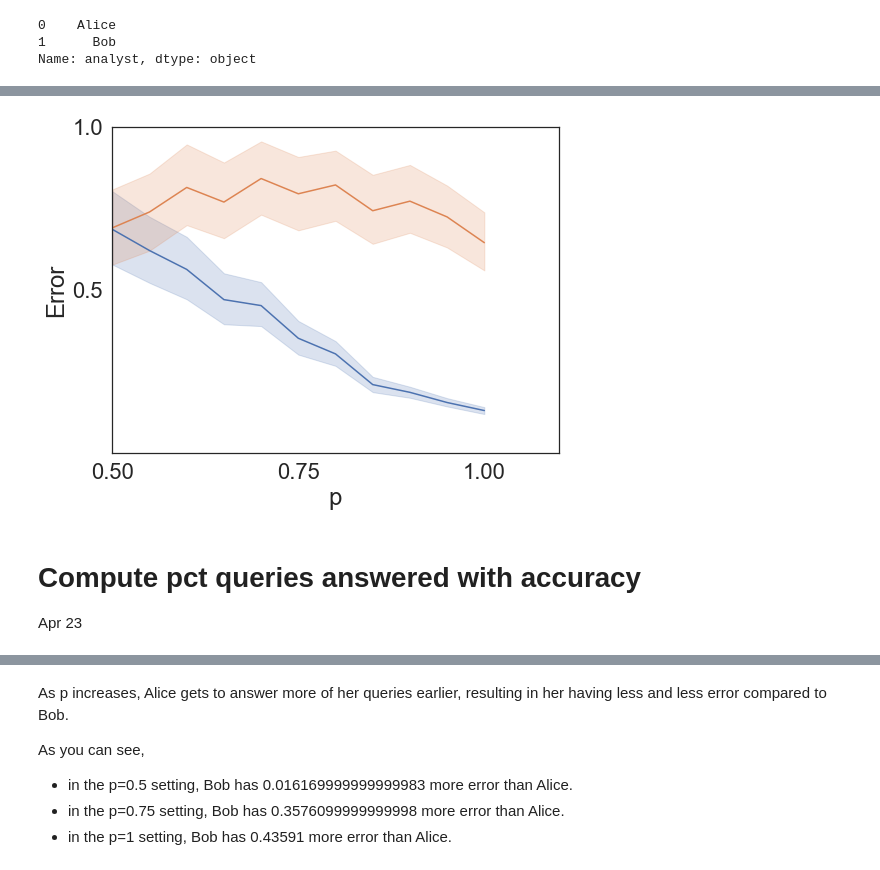
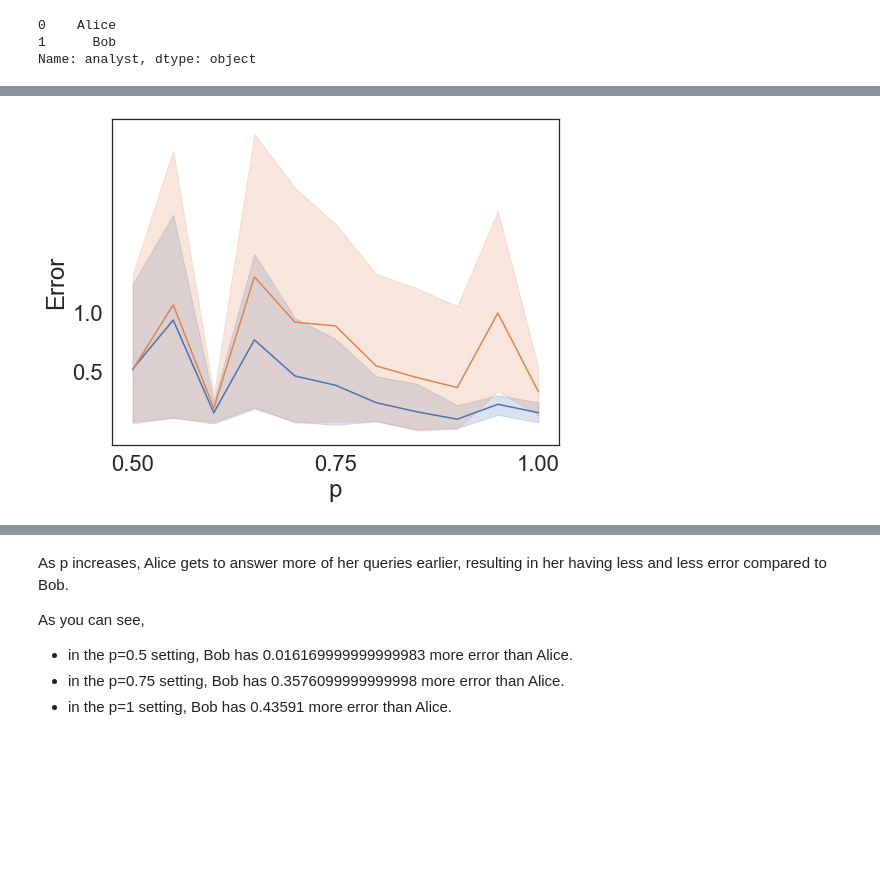
Before and after one commit to yikai-wu/Multi-Analyst-DP, a Jupyter notebook: src/online/SkewedScheduler.ipynb, the cells around one changed output, grey strips where cells are left out. Saved outputs shown, nothing was run; the diff lists cells and outputs as text; code cells hidden in the pictures; blank space fills up the shorter version.

Commit message:
max ratio error plot draft
figure out how to downscale all of these nums

```diff
--- a/src/online/SkewedScheduler.ipynb
+++ b/src/online/SkewedScheduler.ipynb
@@ -232,12 +236,12 @@ def pmw_naive(workload, x, analyst_labels, T, eps=0.01, total_k=None,
         return analyst_error
 
     if to_return == "pct_ans":
-        count_threshold = 0.3
         d = {'analyst': analyst_labels,
              'abs_error': abs_error,}
         data = pd.DataFrame(data=d)
 
         pct_answered = {}
-        for analyst in list(sorted(analyst_labels)):
-            pct_answered[analyst] = data[(data['abs_error'] < threshold) & (data.analyst==analyst)]['abs_error'].count()/len(data)
+        for analyst in sorted(list(set(analyst_labels))):
+            pct_answered[analyst] = data[(data['abs_error'] < count_threshold) &
+                                         (data.analyst==analyst)]['abs_error'].count()/len(data[data.analyst==analyst]) * 100
         return pct_answered
@@ -349,18 +257,3 @@ array([412, 333, 285, 231, 202, 174, 160, 142, 146, 149, 145, 181, 174,
        112, 118, 114, 116, 112, 114, 106, 111, 109, 112, 113, 109, 104,
        108, 108,  94,  91,  81,  81,  72,  68,  63,  56,  46,  41,  38,
         34,  28,  23,  22,  18,  18,  16,  41])
-# %%
-n=64
-W_name = ['identity', 'total', 'H2', 'race1', 'race2', 'race3', 'custom', 'prefix_sum']
-W_lst = [online_workloads.identity(n), online_workloads.total(n), online_workloads.H2(n), online_workloads.race1(), online_workloads.race2(), online_workloads.race3(), online_workloads.custom(n), online_workloads.prefix_sum(n)]
-
-c = np.random.randint(len(W_lst))
-final_W = W_lst[c]
-
-data_test = pmw_naive(workload = large_w,
-                          x = x_race[:64],
-                          analyst_labels = ['A'] * len(large_w),
-                          eps=1,
-                          T=40,
-                          total_k = 1000,
-                          show_messages=False, to_return='pd')
@@ -501,3 +455,20 @@ skewed_scheduler(a_ex, b_ex, 0.5)
         [ 7,  8,  9],
         [77, 88, 99]]),
  ['B', 'B', 'A', 'A', 'A', 'B'])
+# %%
+# test, april 29
+df_alice_bob_pct_accurate = pd.DataFrame(columns = ['p', 'analyst', 'pct_accurate'])
+p = 1
+c = 2
+alice = W_lst[c]
+bob = W_lst[c]
+W, analyst_labels = skewed_scheduler(alice, bob, p)
+
+database = x_race[:64]
+dog = pmw_naive(W, database, analyst_labels, eps=1, T=40, to_return='pd',
+                          count_threshold=0.3)
+
+threshold = 0.3
+print(dog[(dog.abs_error < 0.01) & (dog.analyst=='A')]["abs_error"].count()/len(dog[(dog.analyst=='A')]))
+#dog[(dog.analyst=='A')]
+print(dog[(dog.abs_error < 0.01) & (dog.analyst=='B')]["abs_error"].count()/len(dog[((dog.analyst=='B'))]))
@@ -590,7 +564,7 @@ Name: analyst, dtype: object
 # %%
 df_alice_bob = pd.DataFrame(columns = ['p', 'analyst', 'error'])
 
-for i in range(500):
+for i in range(10):
     if i in list(range(100, 1001, 50)):
         print(f'{i} iterations have passed')
     for p in [i / 100 for i in range(50, 101, 5)]:
@@ -643,33 +607,30 @@ df_alice_bob
 # %%
 from matplotlib import rcParams
 import seaborn as sns
 
 sns.set(font_scale=2)
 sns.set_style("white")
 
 rcParams['figure.figsize'] = 8, 6
 
 ax = sns.lineplot(data=df_alice_bob, x="p", y="error", hue='analyst')
 ax.set_yticks([.5, 1])
 ax.set_xticks([0.5, 0.75, 1])
-ax.set_ylim([0, 1])
-ax.set_xlim([.5, 1.1])
+#ax.set_ylim([0, 1])
+#ax.set_xlim([.5, 1.1])
 
 plt.legend([],[], frameon=False)
 
 #ax.set_title("Alice receives less error than Bob with higher p",
 #            pad=15)
 ax.set_xlabel('p')
 ax.set_ylabel('Error')
 
 artifacts_path = '/Users/albertsun/Projects/artifacts/'
 
 #txt="Run on practical workloads with t=500 trials each \nusing Private Multiplicative Weights (Hardt 2010)"
 #plt.figtext(0.53, -0.05, txt, wrap=True, horizontalalignment='left', fontsize=15)
 
 plt.savefig(artifacts_path + "MotivatingExpError_point05.png")
 # %% [output]
-[figure, old version]
+[figure, new version]
-# %% [markdown]
-# Compute pct queries answered with accuracy
-Apr 23
```
Also changed, not shown: parts of 73 cells of this notebook.
